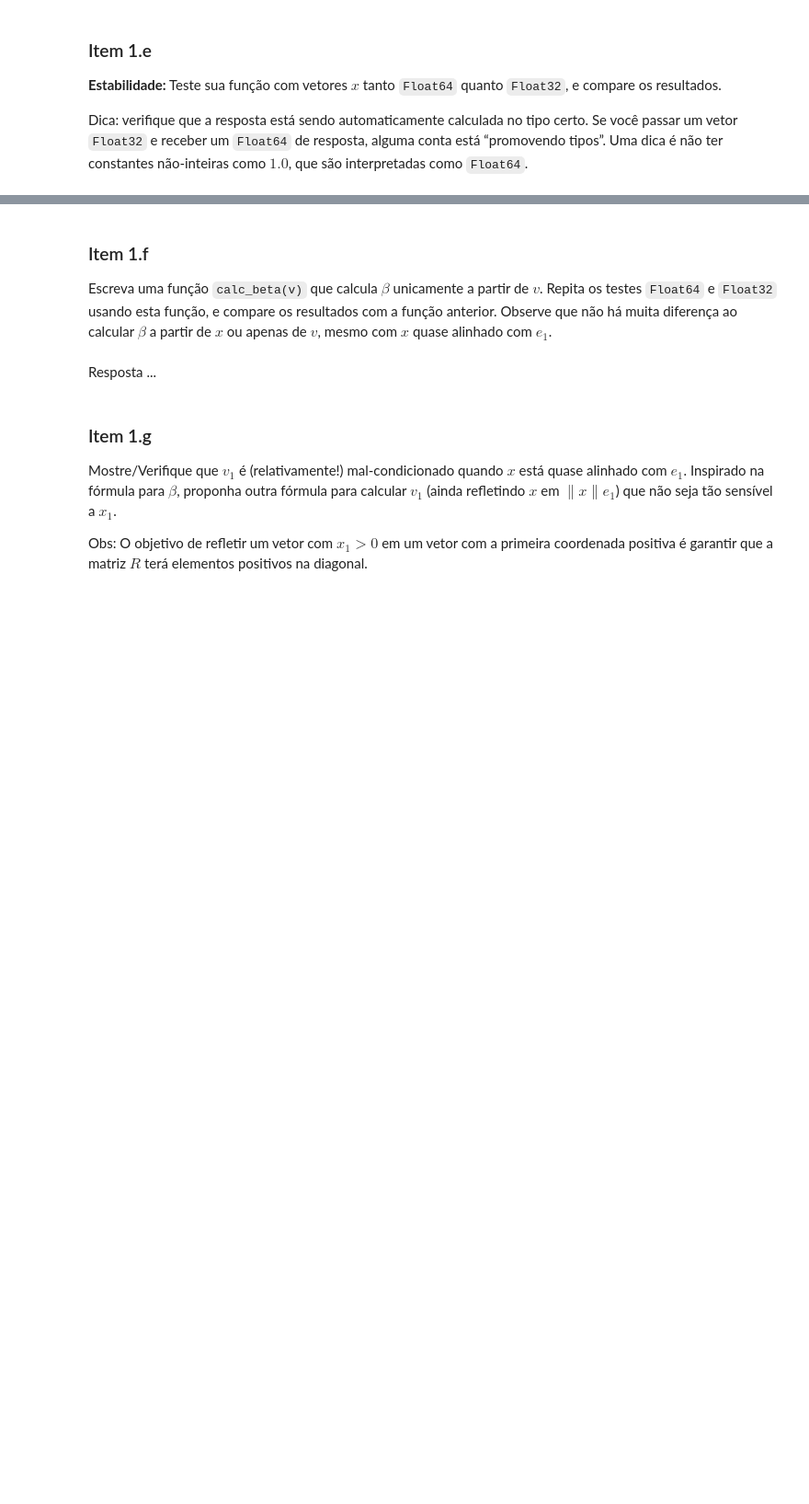
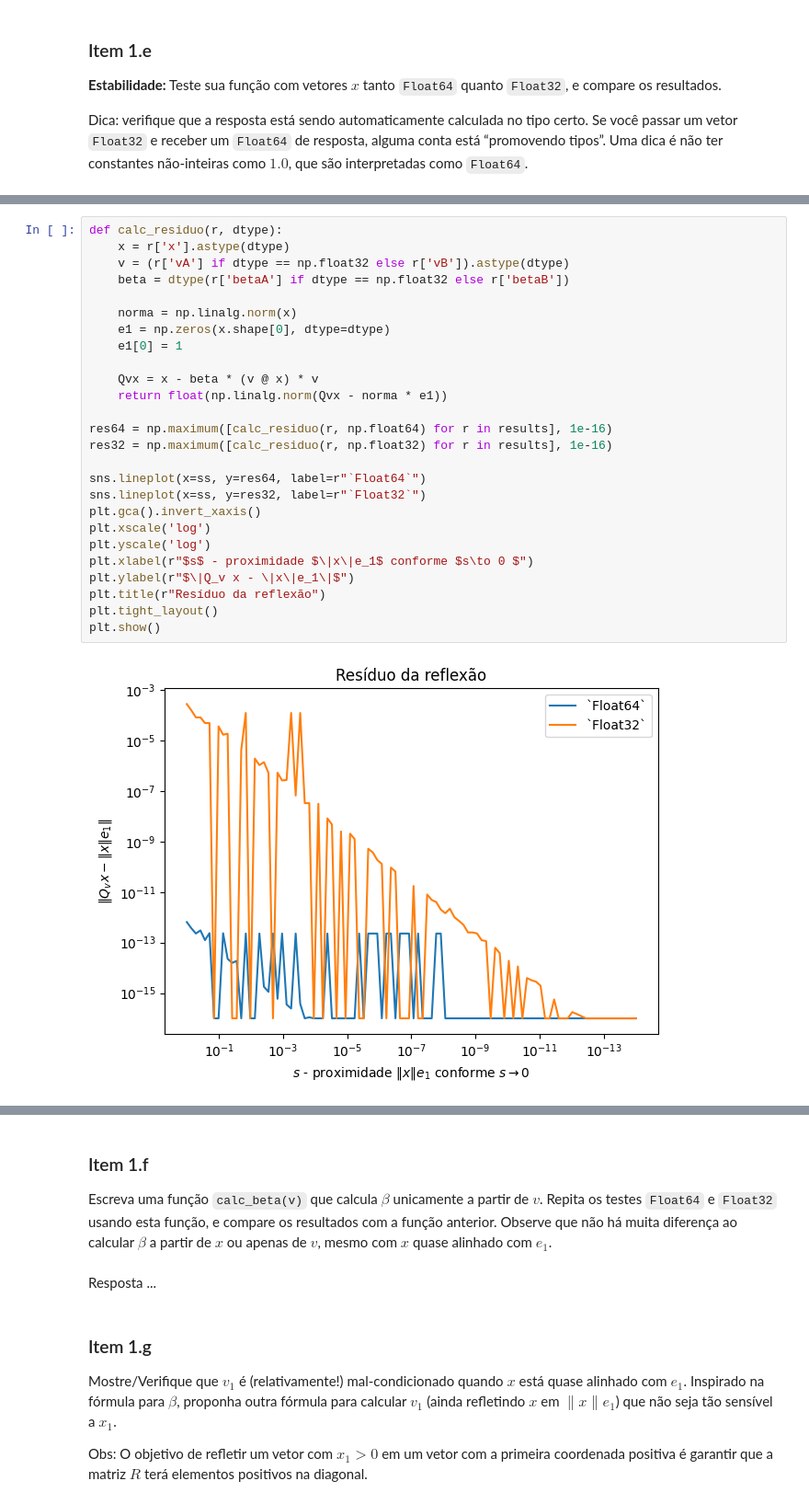
Before and after one commit to d4ruh/ALN_proj_04, a Jupyter notebook: q1.ipynb, the cells around one changed output, grey strips where cells are left out. Shown at 92% size. Drawn from its saved outputs; the diff is of its cells as text; blank space fills up the shorter version.

```diff
--- a/q1.ipynb
+++ b/q1.ipynb
@@ -109,0 +269,28 @@ Resposta ...
+# %%
+def calc_residuo(r, dtype):
+    x = r['x'].astype(dtype)
+    v = (r['vA'] if dtype == np.float32 else r['vB']).astype(dtype)
+    beta = dtype(r['betaA'] if dtype == np.float32 else r['betaB'])
+
+    norma = np.linalg.norm(x)
+    e1 = np.zeros(x.shape[0], dtype=dtype)
+    e1[0] = 1
+
+    Qvx = x - beta * (v @ x) * v
+    return float(np.linalg.norm(Qvx - norma * e1))
+
+res64 = np.maximum([calc_residuo(r, np.float64) for r in results], 1e-16)
+res32 = np.maximum([calc_residuo(r, np.float32) for r in results], 1e-16)
+
+sns.lineplot(x=ss, y=res64, label=r"`Float64`")
+sns.lineplot(x=ss, y=res32, label=r"`Float32`")
+plt.gca().invert_xaxis()
+plt.xscale('log')
+plt.yscale('log')
+plt.xlabel(r"$s$ - proximidade $\|x\|e_1$ conforme $s\to 0 $")
+plt.ylabel(r"$\|Q_v x - \|x\|e_1\|$")
+plt.title(r"Resíduo da reflexão")
+plt.tight_layout()
+plt.show()
+# %% [output]
+[figure, added]
```
Also changed, not shown: parts of 11 cells of this notebook.
